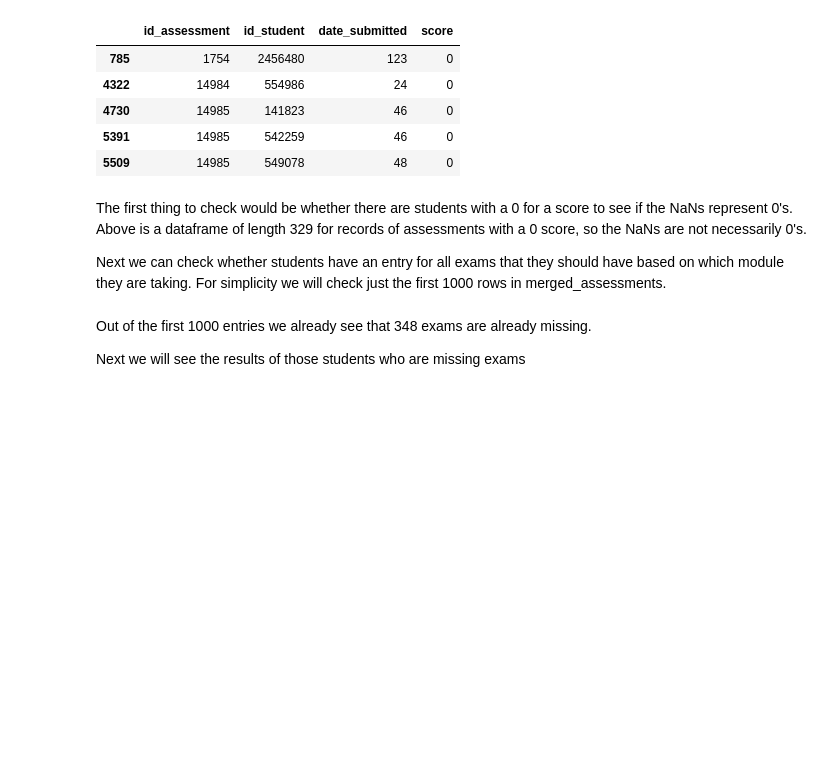
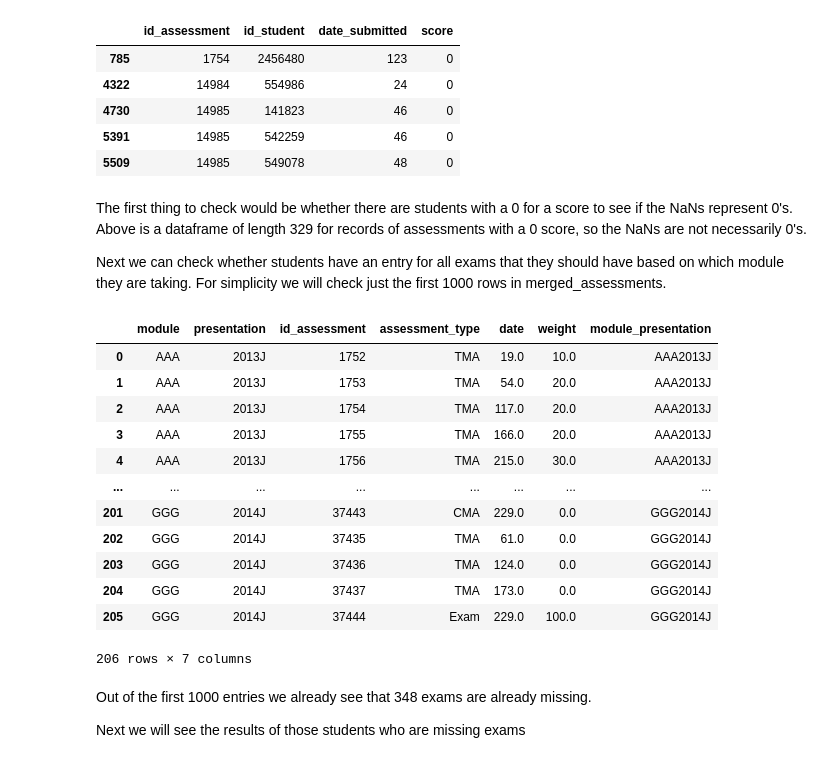
Before and after one commit to freyjagarner/Student-Data-Analysis, a Jupyter notebook: Capstone/Assessments.ipynb, the cells around one changed output. Cells and saved outputs as stored; diff of their text form; code cells hidden in the pictures; blank space fills up the shorter version.

```diff
--- a/Capstone/Assessments.ipynb
+++ b/Capstone/Assessments.ipynb
@@ -670,5 +693,21 @@ For simplicity we will check just the first 1000 rows in merged_assessments.
 # %%
 # prevent error for overwriting temp_df since it is irrelevant
 pd.options.mode.chained_assignment = None
+# %%
+assessments
+# %% [output]
+|  | module | presentation | id_assessment | assessment_type | date | weight | module_presentation |
+| 0 | AAA | 2013J | 1752 | TMA | 19.0 | 10.0 | AAA2013J |
+| 1 | AAA | 2013J | 1753 | TMA | 54.0 | 20.0 | AAA2013J |
+| 2 | AAA | 2013J | 1754 | TMA | 117.0 | 20.0 | AAA2013J |
+| 3 | AAA | 2013J | 1755 | TMA | 166.0 | 20.0 | AAA2013J |
+| 4 | AAA | 2013J | 1756 | TMA | 215.0 | 30.0 | AAA2013J |
+| ... | ... | ... | ... | ... | ... | ... | ... |
+| 201 | GGG | 2014J | 37443 | CMA | 229.0 | 0.0 | GGG2014J |
+| 202 | GGG | 2014J | 37435 | TMA | 61.0 | 0.0 | GGG2014J |
+| 203 | GGG | 2014J | 37436 | TMA | 124.0 | 0.0 | GGG2014J |
+| 204 | GGG | 2014J | 37437 | TMA | 173.0 | 0.0 | GGG2014J |
+| 205 | GGG | 2014J | 37444 | Exam | 229.0 | 100.0 | GGG2014J |
+206 rows × 7 columns
 # %%
 # add a useful column module_presentation to merged_assessments and assessments to easily call on individual courses
```
Also changed, not shown: parts of 18 cells of this notebook.
